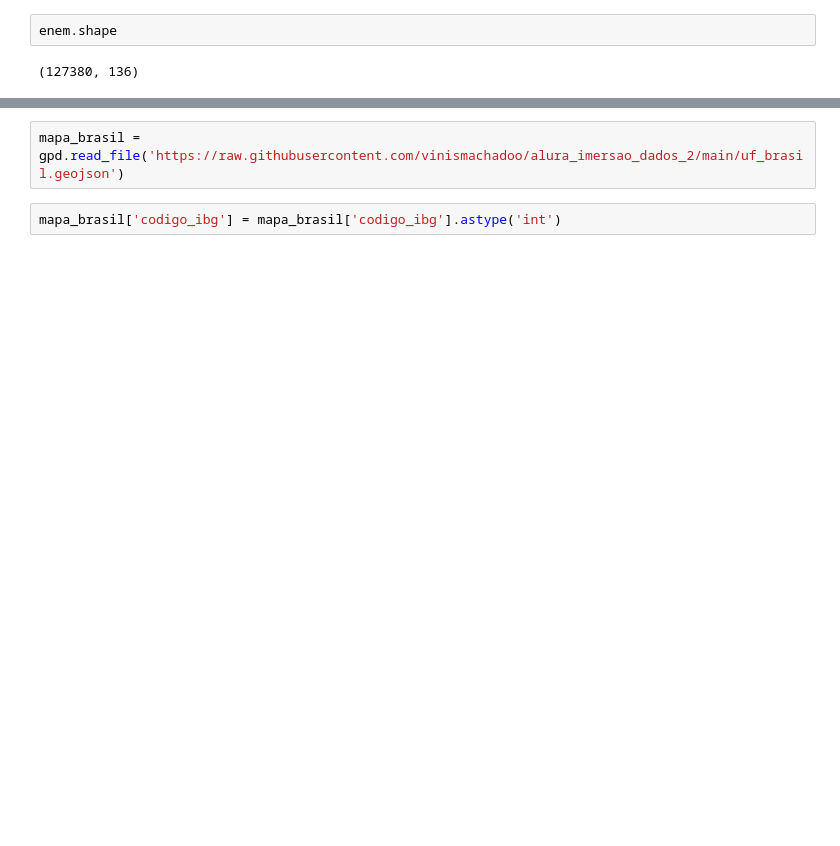
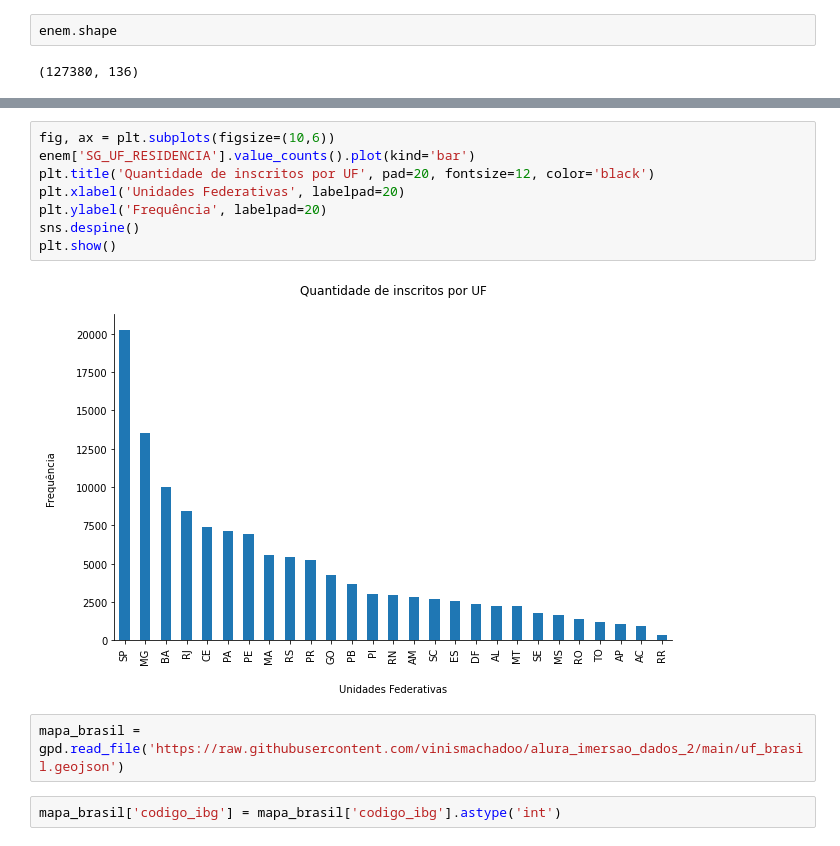
Before and after one commit to vinismachadoo/alura-imersao-dados-2, a Jupyter notebook: microdados_enem_2019.ipynb, the cells around one changed output, grey strips where cells are left out. Drawn from its saved outputs; the diff is of its cells as text; blank space fills up the shorter version.

```diff
--- a/microdados_enem_2019.ipynb
+++ b/microdados_enem_2019.ipynb
@@ -132,3 +101,13 @@ Name: TP_STATUS_REDACAO, dtype: int64
+# %%
+fig, ax = plt.subplots(figsize=(10,6))
+enem['SG_UF_RESIDENCIA'].value_counts().plot(kind='bar')
+plt.title('Quantidade de inscritos por UF', pad=20, fontsize=12, color='black')
+plt.xlabel('Unidades Federativas', labelpad=20)
+plt.ylabel('Frequência', labelpad=20)
+sns.despine()
+plt.show()
+# %% [output]
+[figure, added]
 # %%
 mapa_brasil = gpd.read_file('https://raw.githubusercontent.com/vinismachadoo/alura_imersao_dados_2/main/uf_brasil.geojson')
 # %%
```
Also changed, not shown: parts of 61 cells of this notebook.
